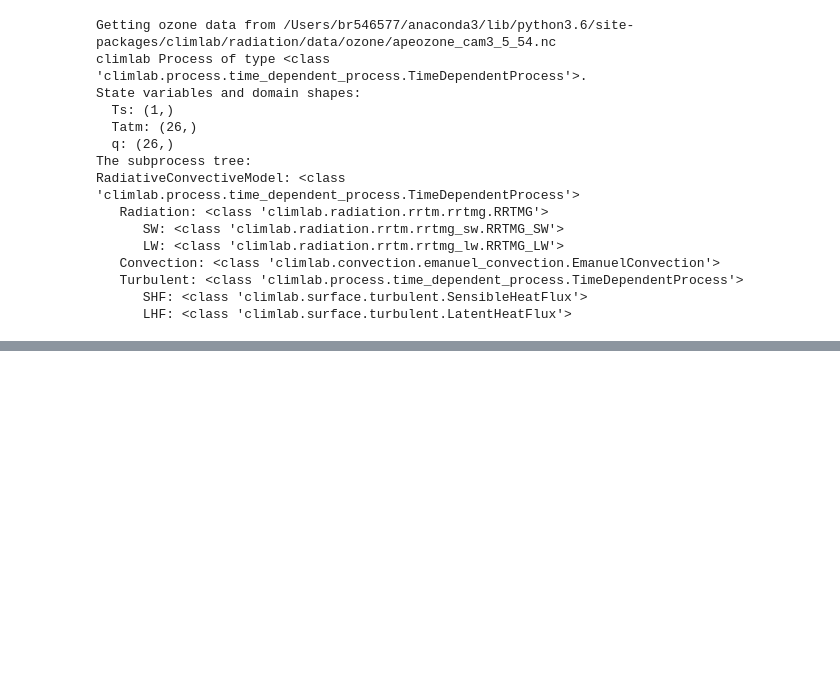
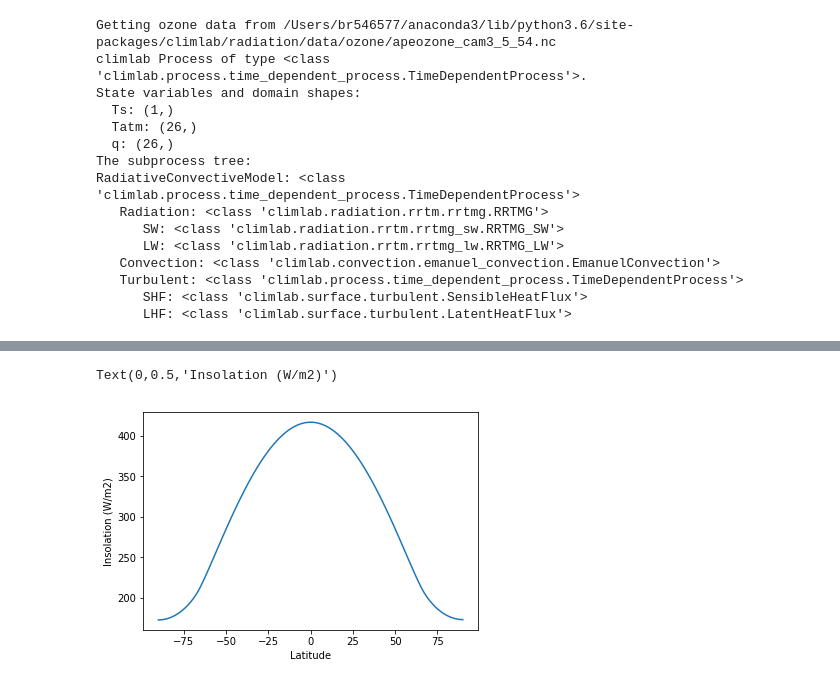
Before and after one commit to brian-rose/env-415, a Jupyter notebook: notes/VerticalProfiles.ipynb, the cells around one changed output, grey strips where cells are left out. Cells and saved outputs as stored; diff of their text form; code cells hidden in the pictures; blank space fills up the shorter version.

```diff
--- a/notes/VerticalProfiles.ipynb
+++ b/notes/VerticalProfiles.ipynb
@@ -196,0 +266,8 @@ array([1], dtype=int32)
+# %%
+fig, ax = plt.subplots()
+ax.plot(model.lat, model.timeave['insolation'])
+ax.set_xlabel('Latitude')
+ax.set_ylabel('Insolation (W/m2)')
+# %% [output]
+Text(0,0.5,'Insolation (W/m2)')
+[figure, added]
```
Also changed, not shown: parts of 19 cells of this notebook, 1 other file.
